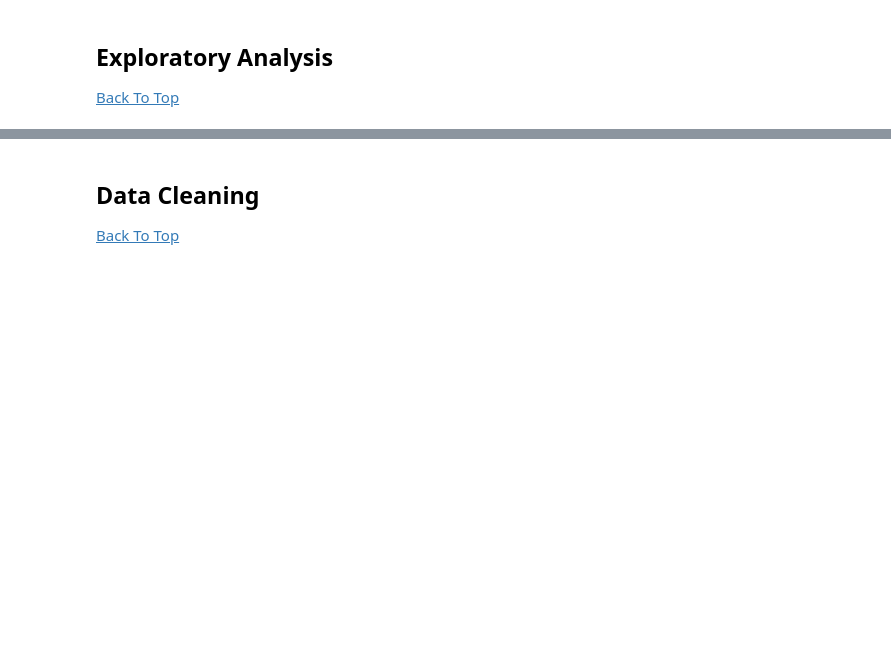
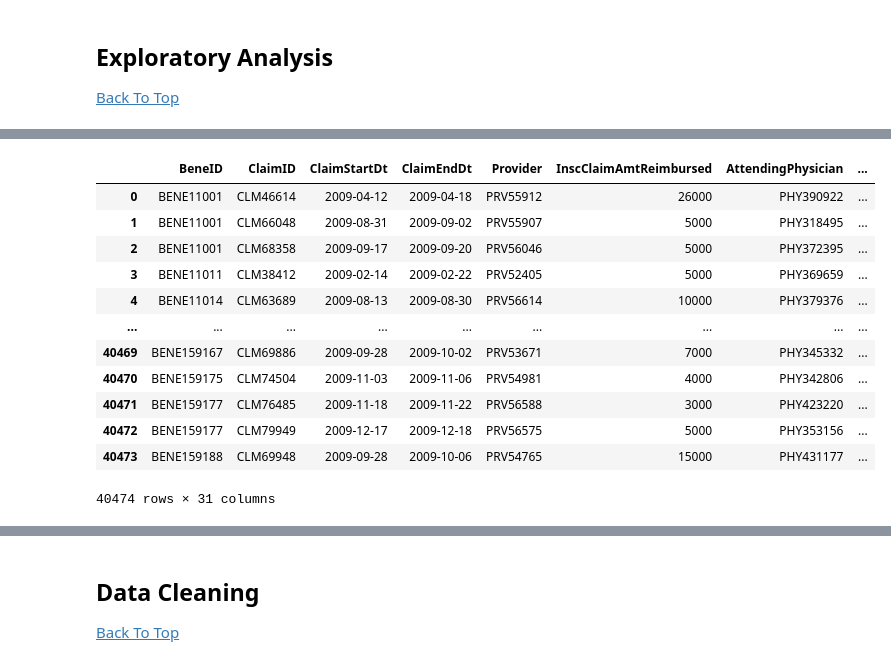
Before and after one commit to jwelch1123/healthcare_fraud_detection, a Jupyter notebook: healthcare_fraud.ipynb, the cells around one changed output, grey strips where cells are left out. Cells and saved outputs as stored; diff of their text form; code cells hidden in the pictures; blank space fills up the shorter version.

```diff
--- a/healthcare_fraud.ipynb
+++ b/healthcare_fraud.ipynb
@@ -22,0 +132,16 @@
+# %%
+data_dict['Train_Inpatientdata']
+# %% [output]
+|  | BeneID | ClaimID | ClaimStartDt | ClaimEndDt | Provider | InscClaimAmtReimbursed | AttendingPhysician | ... |
+| 0 | BENE11001 | CLM46614 | 2009-04-12 | 2009-04-18 | PRV55912 | 26000 | PHY390922 | ... |
+| 1 | BENE11001 | CLM66048 | 2009-08-31 | 2009-09-02 | PRV55907 | 5000 | PHY318495 | ... |
+| 2 | BENE11001 | CLM68358 | 2009-09-17 | 2009-09-20 | PRV56046 | 5000 | PHY372395 | ... |
+| 3 | BENE11011 | CLM38412 | 2009-02-14 | 2009-02-22 | PRV52405 | 5000 | PHY369659 | ... |
+| 4 | BENE11014 | CLM63689 | 2009-08-13 | 2009-08-30 | PRV56614 | 10000 | PHY379376 | ... |
+| ... | ... | ... | ... | ... | ... | ... | ... | ... |
+| 40469 | BENE159167 | CLM69886 | 2009-09-28 | 2009-10-02 | PRV53671 | 7000 | PHY345332 | ... |
+| 40470 | BENE159175 | CLM74504 | 2009-11-03 | 2009-11-06 | PRV54981 | 4000 | PHY342806 | ... |
+| 40471 | BENE159177 | CLM76485 | 2009-11-18 | 2009-11-22 | PRV56588 | 3000 | PHY423220 | ... |
+| 40472 | BENE159177 | CLM79949 | 2009-12-17 | 2009-12-18 | PRV56575 | 5000 | PHY353156 | ... |
+| 40473 | BENE159188 | CLM69948 | 2009-09-28 | 2009-10-06 | PRV54765 | 15000 | PHY431177 | ... |
+40474 rows × 31 columns
```
Also changed, not shown: parts of 41 cells of this notebook.
